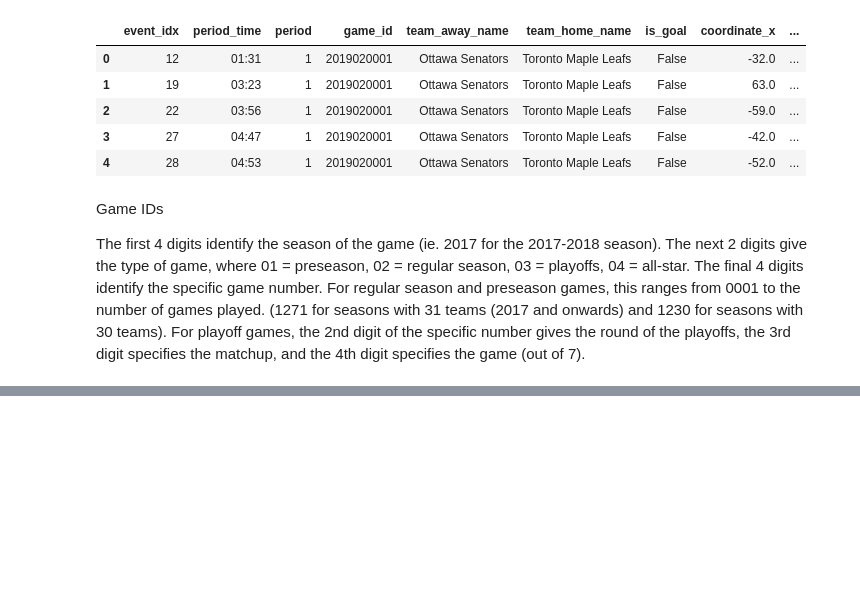
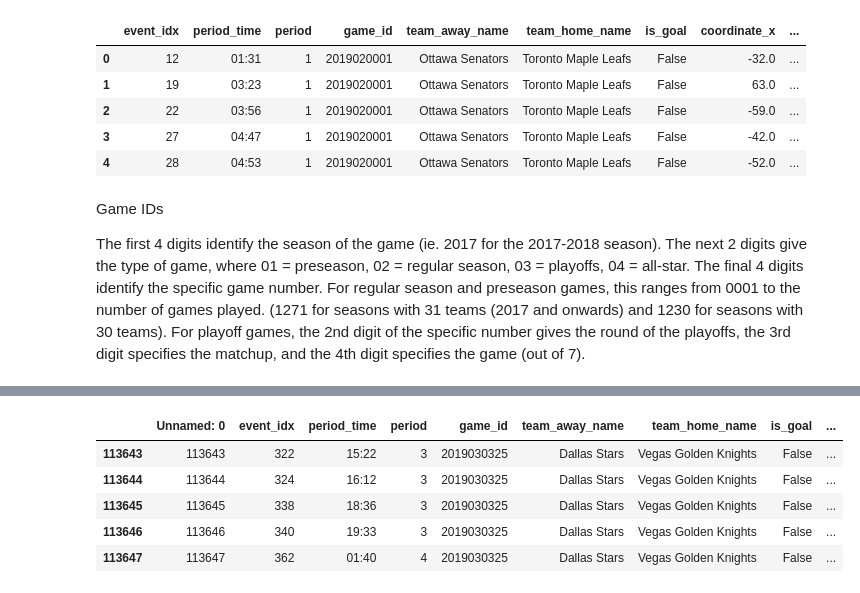
Before and after one commit to mina-parham/IFT6758-Project, a Jupyter notebook: notebooks/Question 1 sample.ipynb, the cells around one changed output, grey strips where cells are left out. Saved outputs shown, nothing was run; the diff lists cells and outputs as text; code cells hidden in the pictures; blank space fills up the shorter version.

```diff
--- a/notebooks/Question 1 sample.ipynb
+++ b/notebooks/Question 1 sample.ipynb
@@ -154,0 +125,10 @@ c = b[0]
+# %%
+data_2019 = data.loc[data['game_id'] < 2020000000]
+data_2019.tail()
+# %% [output]
+|  | Unnamed: 0 | event_idx | period_time | period | game_id | team_away_name | team_home_name | is_goal | ... |
+| 113643 | 113643 | 322 | 15:22 | 3 | 2019030325 | Dallas Stars | Vegas Golden Knights | False | ... |
+| 113644 | 113644 | 324 | 16:12 | 3 | 2019030325 | Dallas Stars | Vegas Golden Knights | False | ... |
+| 113645 | 113645 | 338 | 18:36 | 3 | 2019030325 | Dallas Stars | Vegas Golden Knights | False | ... |
+| 113646 | 113646 | 340 | 19:33 | 3 | 2019030325 | Dallas Stars | Vegas Golden Knights | False | ... |
+| 113647 | 113647 | 362 | 01:40 | 4 | 2019030325 | Dallas Stars | Vegas Golden Knights | False | ... |
```
Also changed, not shown: parts of 31 cells of this notebook.
